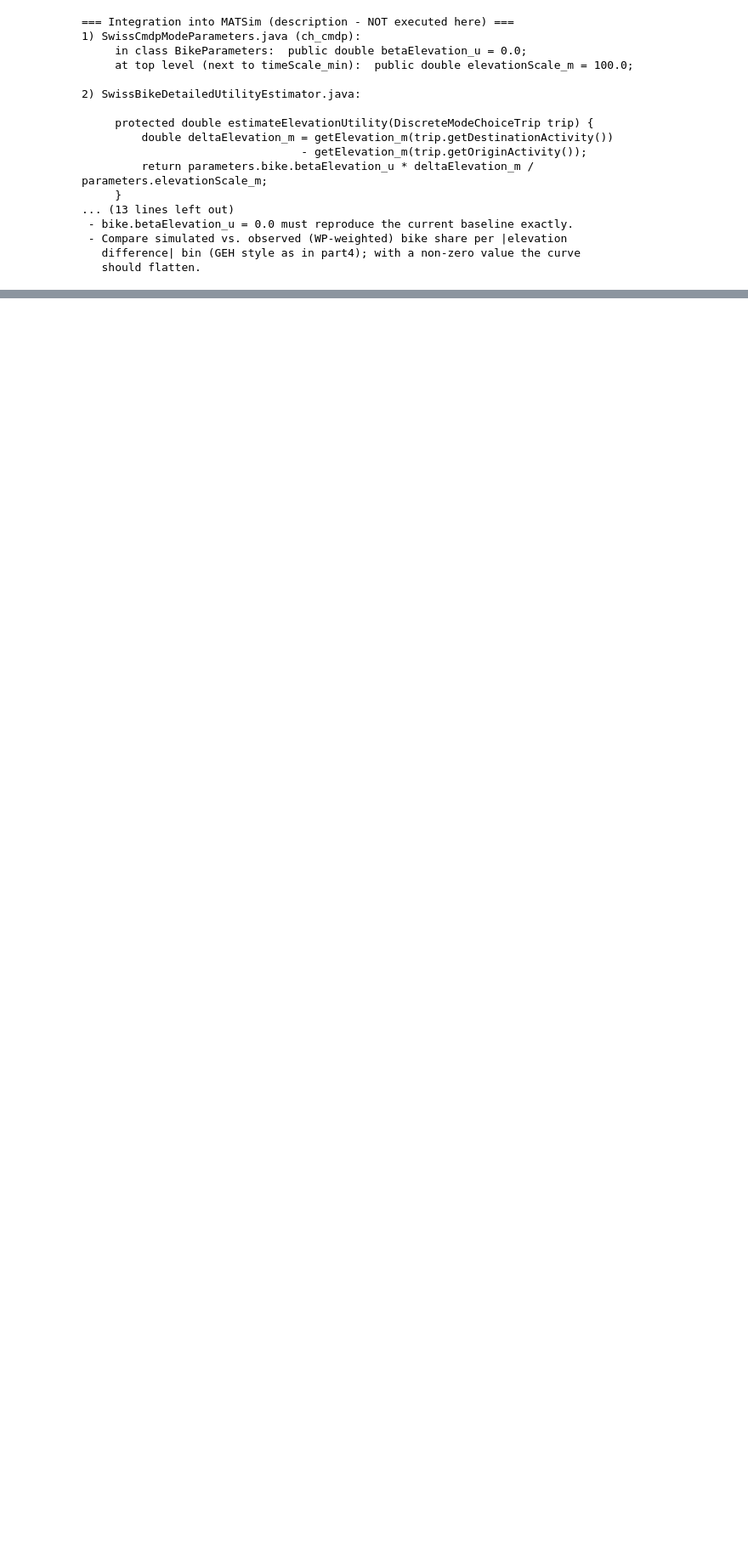
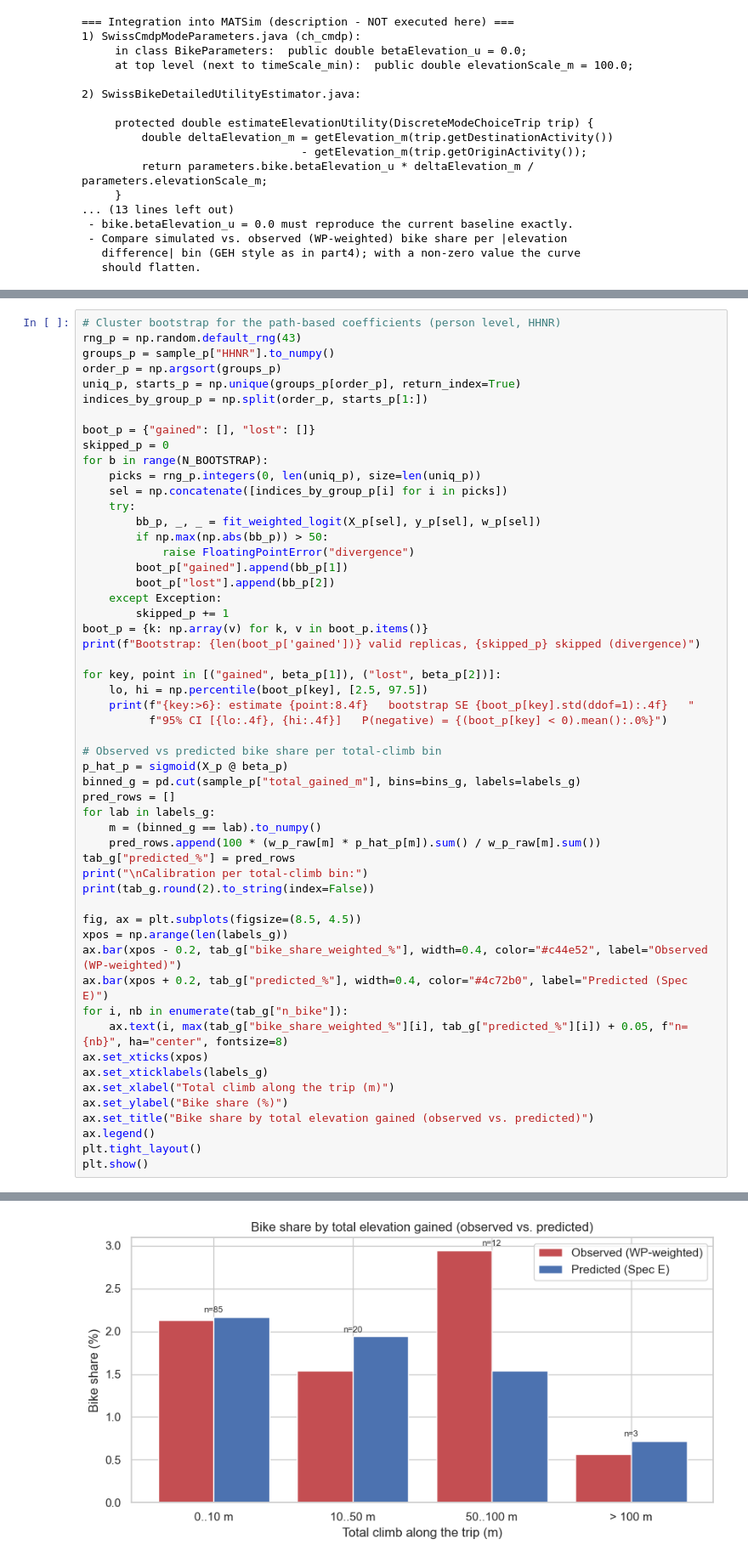
Before and after one commit to ShaileshS1702/ABMT-assignment2, a Jupyter notebook: part5_bike_elevation_beta_en.ipynb, the cells around one changed output, grey strips where cells are left out. Shown at 85% size. Saved outputs shown, nothing was run; the diff lists cells and outputs as text; blank space fills up the shorter version.

```diff
--- a/part5_bike_elevation_beta_en.ipynb
+++ b/part5_bike_elevation_beta_en.ipynb
@@ -762,0 +943,55 @@ Verification after integration:
+# %%
+# Cluster bootstrap for the path-based coefficients (person level, HHNR)
+rng_p = np.random.default_rng(43)
+groups_p = sample_p["HHNR"].to_numpy()
+order_p = np.argsort(groups_p)
+uniq_p, starts_p = np.unique(groups_p[order_p], return_index=True)
+indices_by_group_p = np.split(order_p, starts_p[1:])
+
+boot_p = {"gained": [], "lost": []}
+skipped_p = 0
+for b in range(N_BOOTSTRAP):
+    picks = rng_p.integers(0, len(uniq_p), size=len(uniq_p))
+    sel = np.concatenate([indices_by_group_p[i] for i in picks])
+    try:
+        bb_p, _, _ = fit_weighted_logit(X_p[sel], y_p[sel], w_p[sel])
+        if np.max(np.abs(bb_p)) > 50:
+            raise FloatingPointError("divergence")
+        boot_p["gained"].append(bb_p[1])
+        boot_p["lost"].append(bb_p[2])
+    except Exception:
+        skipped_p += 1
+boot_p = {k: np.array(v) for k, v in boot_p.items()}
+print(f"Bootstrap: {len(boot_p['gained'])} valid replicas, {skipped_p} skipped (divergence)")
+
+for key, point in [("gained", beta_p[1]), ("lost", beta_p[2])]:
+    lo, hi = np.percentile(boot_p[key], [2.5, 97.5])
+    print(f"{key:>6}: estimate {point:8.4f}   bootstrap SE {boot_p[key].std(ddof=1):.4f}   "
+          f"95% CI [{lo:.4f}, {hi:.4f}]   P(negative) = {(boot_p[key] < 0).mean():.0%}")
+
+# Observed vs predicted bike share per total-climb bin
+p_hat_p = sigmoid(X_p @ beta_p)
+binned_g = pd.cut(sample_p["total_gained_m"], bins=bins_g, labels=labels_g)
+pred_rows = []
+for lab in labels_g:
+    m = (binned_g == lab).to_numpy()
+    pred_rows.append(100 * (w_p_raw[m] * p_hat_p[m]).sum() / w_p_raw[m].sum())
+tab_g["predicted_%"] = pred_rows
+print("\nCalibration per total-climb bin:")
+print(tab_g.round(2).to_string(index=False))
+
+fig, ax = plt.subplots(figsize=(8.5, 4.5))
+xpos = np.arange(len(labels_g))
+ax.bar(xpos - 0.2, tab_g["bike_share_weighted_%"], width=0.4, color="#c44e52", label="Observed (WP-weighted)")
+ax.bar(xpos + 0.2, tab_g["predicted_%"], width=0.4, color="#4c72b0", label="Predicted (Spec E)")
+for i, nb in enumerate(tab_g["n_bike"]):
+    ax.text(i, max(tab_g["bike_share_weighted_%"][i], tab_g["predicted_%"][i]) + 0.05, f"n={nb}", ha="center", fontsize=8)
+ax.set_xticks(xpos)
+ax.set_xticklabels(labels_g)
+ax.set_xlabel("Total climb along the trip (m)")
+ax.set_ylabel("Bike share (%)")
+ax.set_title("Bike share by total elevation gained (observed vs. predicted)")
+ax.legend()
+plt.tight_layout()
+plt.show()
+# %% [output]
@@ -762,0 +1008 @@ Verification after integration:
+[figure, added]
```
Also changed, not shown: parts of 8 cells of this notebook, 1 other file.
